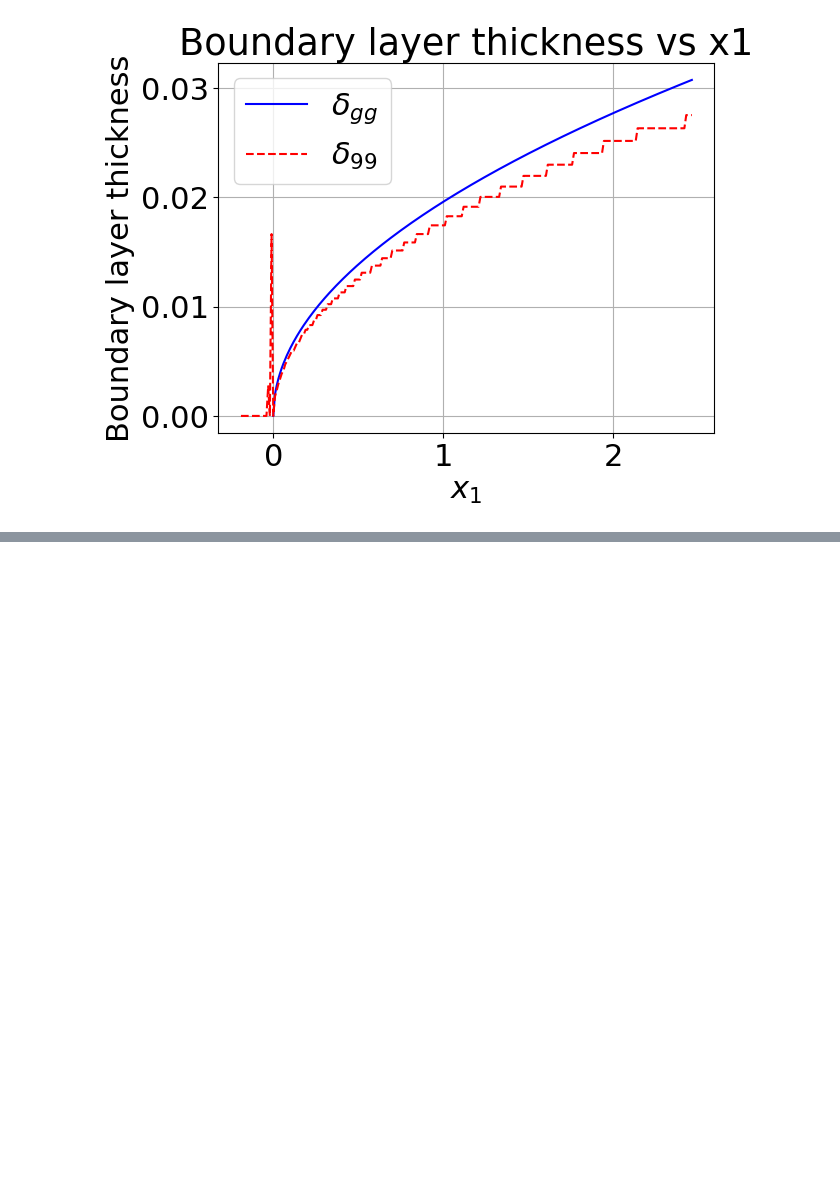
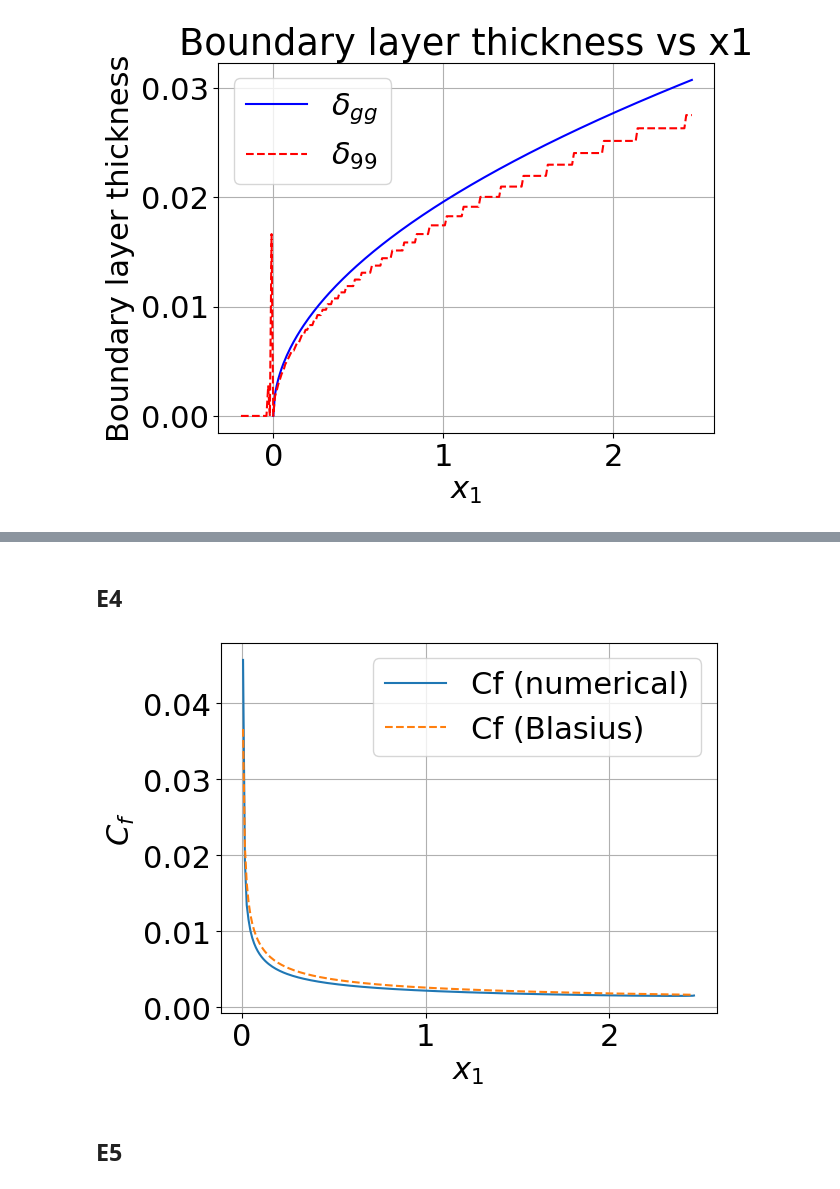
Before and after one commit to MartinStjernkvist/Applied-Mechanics, a Jupyter notebook: TME226/Assignment_1.ipynb, the cells around one changed output, grey strips where cells are left out. Saved outputs shown, nothing was run; the diff lists cells and outputs as text; code cells hidden in the pictures; blank space fills up the shorter version.

```diff
--- a/TME226/Assignment_1.ipynb
+++ b/TME226/Assignment_1.ipynb
@@ -246,0 +255,35 @@ i=4, Vinf_last=1.000e+00, max=1.000e+00
+# %% [markdown]
+## E4
+# %%
+
+rho = 1.204             # kg/m^3 at 20C
+
+dvdx = np.gradient(v2_2d, xp, axis=0)  # ∂v2/∂x1
+
+tau12 = viscos * (dudy + dvdx)   # shape (ni, nj) as denoted in boundary_layer.py
+
+# extract wall shear stress at the wall index j=0
+tau_w = tau12[:,0]
+
+Vinf = 1 # freestream velocity (assumed constant according to problem statement)
+
+# local skin friction coefficient
+Cf = tau_w / (0.5 * rho * Vinf**2)
+
+# Blasius solution for Cf
+Cf_blas = 0.664 / np.sqrt((Vinf * x1) / viscos)
+
+# Plotting results
+valid = np.isfinite(Cf) & (np.sqrt((Vinf * x1) / viscos) > 0) # Avoiding invalid values
+plt.figure()
+plt.plot(xp[valid], Cf[valid], label='Cf (numerical)')
+plt.plot(xp[valid], Cf_blas[valid], '--', label='Cf (Blasius)')
+plt.xlabel('$x_1$')
+plt.ylabel('$C_f$')
+plt.legend()
+plt.grid(True)
+plt.show()
+# %% [output]
+[figure, added]
+# %% [markdown]
+## E5
```
Also changed, not shown: parts of 4 cells of this notebook.
